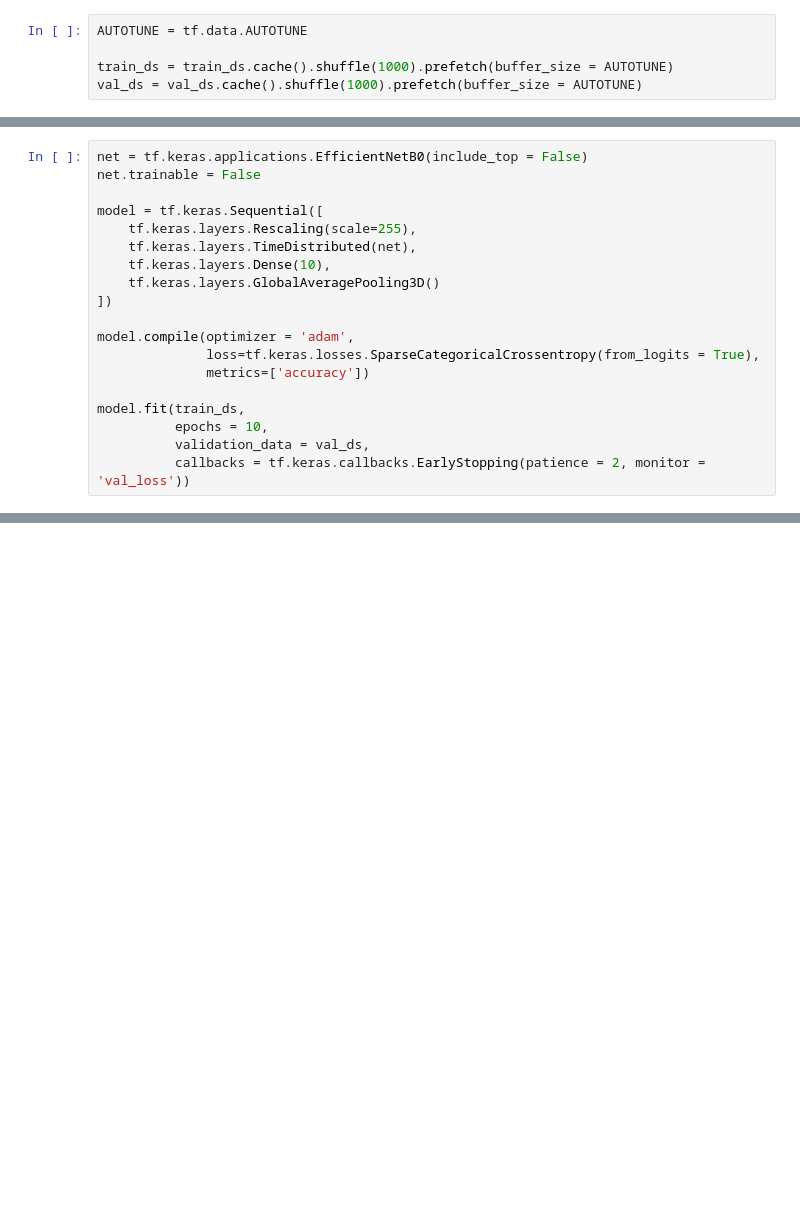
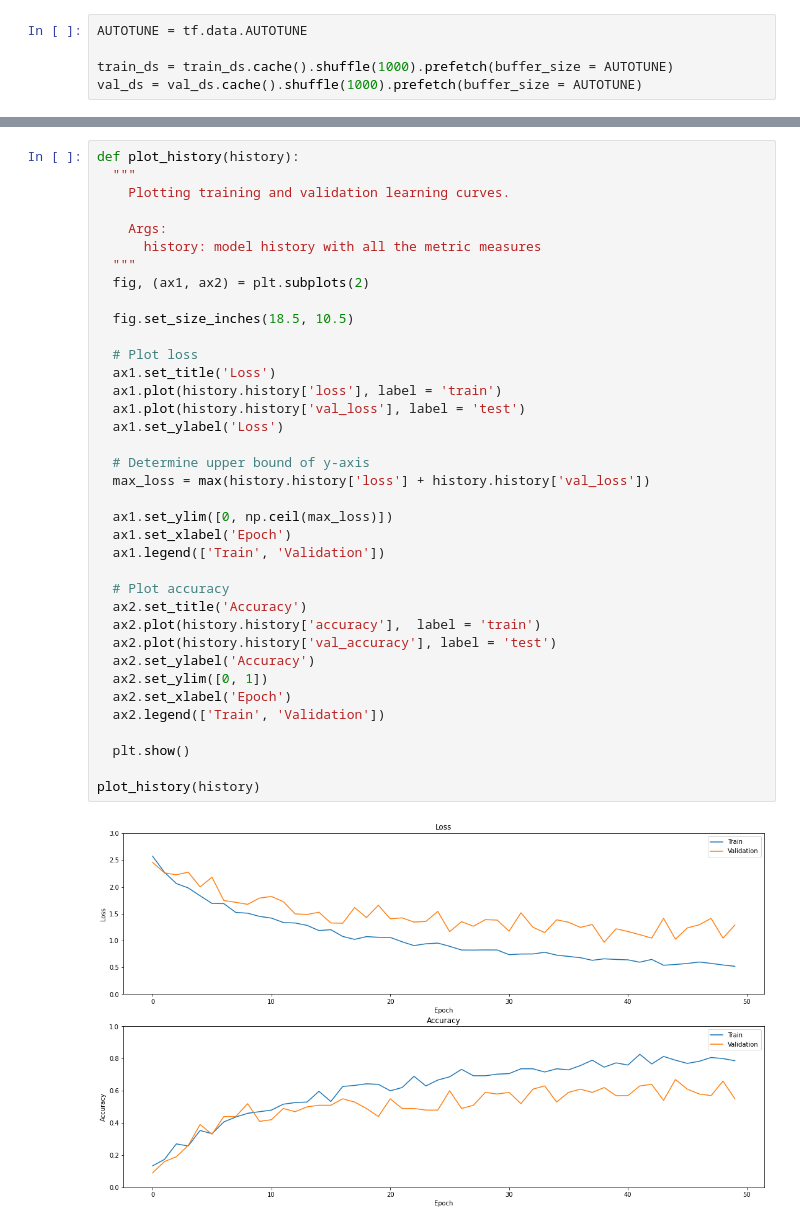
Before and after one commit to man21st/man21st.github.io, a Jupyter notebook: Untitled8.ipynb, the cells around one changed output, grey strips where cells are left out. Cells and saved outputs as stored; diff of their text form; blank space fills up the shorter version.

```diff
--- a/Untitled8.ipynb
+++ b/Untitled8.ipynb
@@ -407,19 +447,0 @@ print(f'Shape of validation labels: {val_labels.shape}')
-# %%
-net = tf.keras.applications.EfficientNetB0(include_top = False)
-net.trainable = False
-
-model = tf.keras.Sequential([
-    tf.keras.layers.Rescaling(scale=255),
-    tf.keras.layers.TimeDistributed(net),
-    tf.keras.layers.Dense(10),
-    tf.keras.layers.GlobalAveragePooling3D()
-])
-
-model.compile(optimizer = 'adam',
-              loss=tf.keras.losses.SparseCategoricalCrossentropy(from_logits = True),
-              metrics=['accuracy'])
-
-model.fit(train_ds,
-          epochs = 10,
-          validation_data = val_ds,
-          callbacks = tf.keras.callbacks.EarlyStopping(patience = 2, monitor = 'val_loss'))
@@ -425,0 +644,39 @@ model.fit(train_ds,
+# %%
+def plot_history(history):
+  """
+    Plotting training and validation learning curves.
+
+    Args:
+      history: model history with all the metric measures
+  """
+  fig, (ax1, ax2) = plt.subplots(2)
+
+  fig.set_size_inches(18.5, 10.5)
+
+  # Plot loss
+  ax1.set_title('Loss')
+  ax1.plot(history.history['loss'], label = 'train')
+  ax1.plot(history.history['val_loss'], label = 'test')
+  ax1.set_ylabel('Loss')
+
+  # Determine upper bound of y-axis
+  max_loss = max(history.history['loss'] + history.history['val_loss'])
+
+  ax1.set_ylim([0, np.ceil(max_loss)])
+  ax1.set_xlabel('Epoch')
+  ax1.legend(['Train', 'Validation'])
+
+  # Plot accuracy
+  ax2.set_title('Accuracy')
+  ax2.plot(history.history['accuracy'],  label = 'train')
+  ax2.plot(history.history['val_accuracy'], label = 'test')
+  ax2.set_ylabel('Accuracy')
+  ax2.set_ylim([0, 1])
+  ax2.set_xlabel('Epoch')
+  ax2.legend(['Train', 'Validation'])
+
+  plt.show()
+
+plot_history(history)
+# %% [output]
+[figure, added]
```
Also changed, not shown: parts of 20 cells of this notebook.
